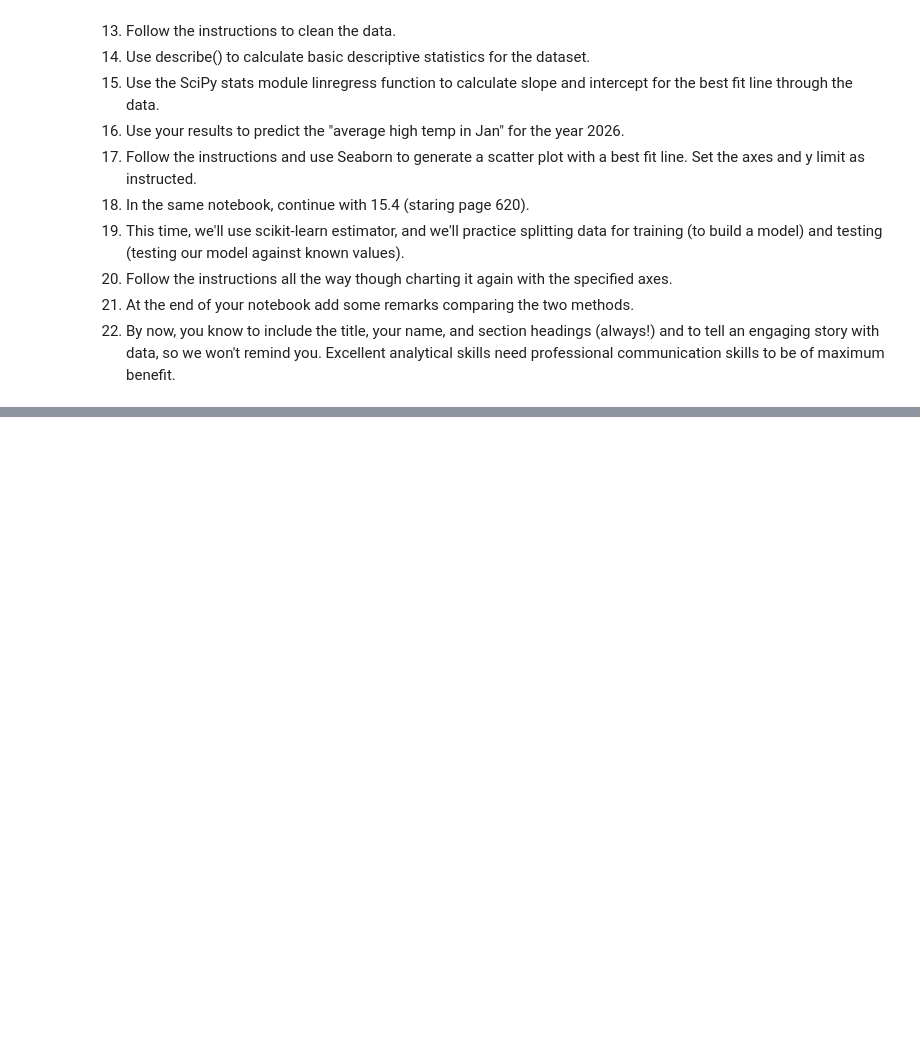
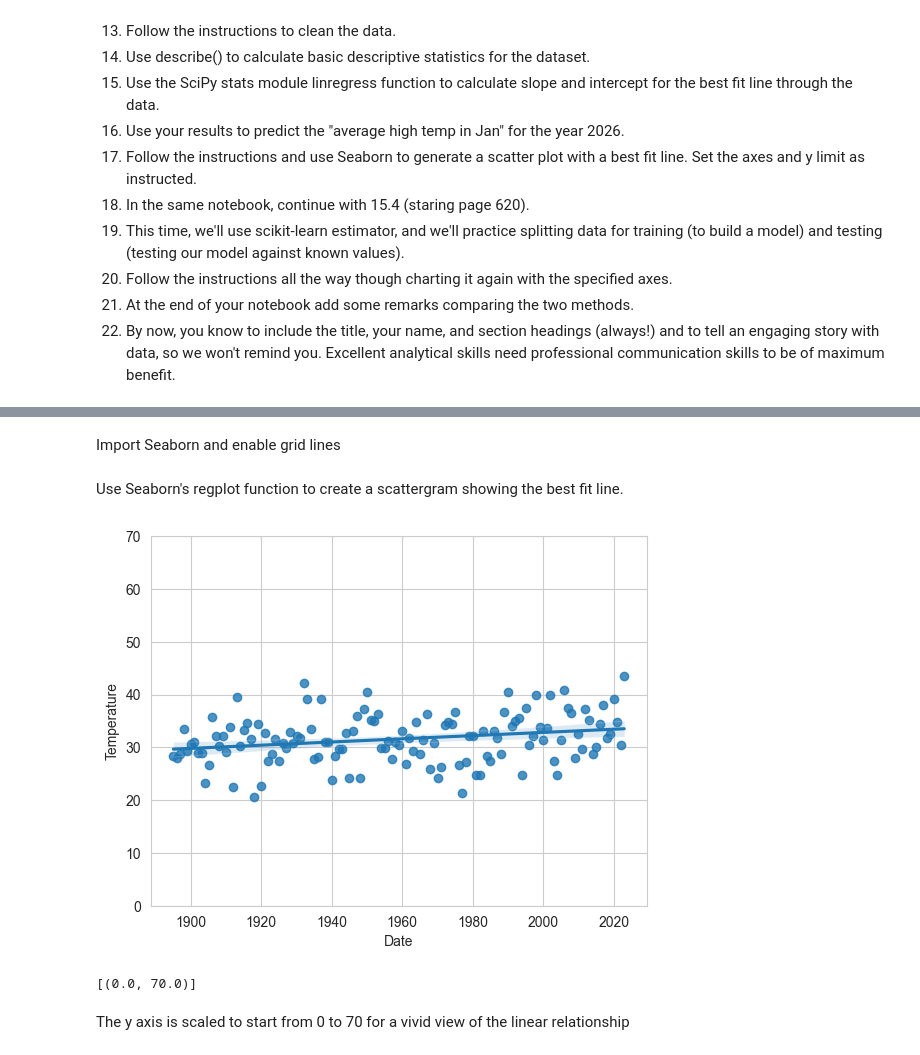
Before and after one commit to HallofFame1/datafun-07-ml-predictive, a Jupyter notebook: task-3/helenhammond_task_3.ipynb, the cells around one changed output, grey strips where cells are left out. Cells and saved outputs as stored; diff of their text form; code cells hidden in the pictures; blank space fills up the shorter version.

```diff
--- a/task-3/helenhammond_task_3.ipynb
+++ b/task-3/helenhammond_task_3.ipynb
@@ -42,0 +40,2 @@ Text(0, 0.5, 'Celsius')
+# %%
+nyc_df = pd.read_csv('ave_hi_nyc_jan_1895_2018.csv')
@@ -42,0 +70,3 @@ Text(0, 0.5, 'Celsius')
+# %%
+nyc_df.columns = ['Date', 'Temperature', 'Anomaly']
+nyc_df.head(3)
@@ -42,0 +86,3 @@ Text(0, 0.5, 'Celsius')
+# %%
+nyc_df.Date = nyc_df.Date.floordiv(100)
+nyc_df.head()
@@ -42,0 +156,16 @@ Text(0, 0.5, 'Celsius')
+# %% [markdown]
+Import Seaborn and enable grid lines
+# %%
+import seaborn as sns
+sns.set_style('whitegrid')
+# %% [markdown]
+Use Seaborn's regplot function to create a scattergram showing the best fit line.
+# %%
+axes = sns.regplot(x=nyc_df.Date,
+                   y=nyc_df.Temperature)
+axes.set(ylim=(0, 70)) # y sxis scaling
+# %% [output]
+[figure, added]
+[(0.0, 70.0)]
+# %% [markdown]
+The y axis is scaled to start from 0 to 70 for a vivid view of the linear relationship
```
Also changed, not shown: parts of 34 cells of this notebook, 1 other file.
